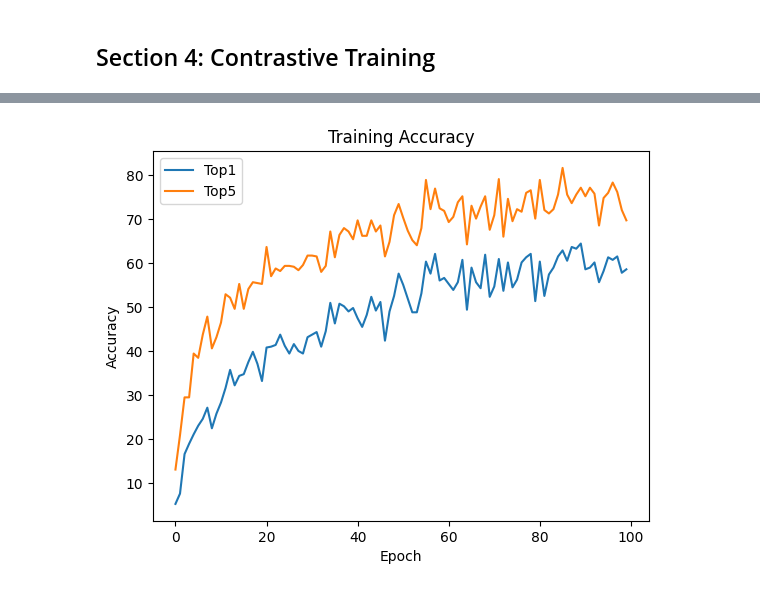
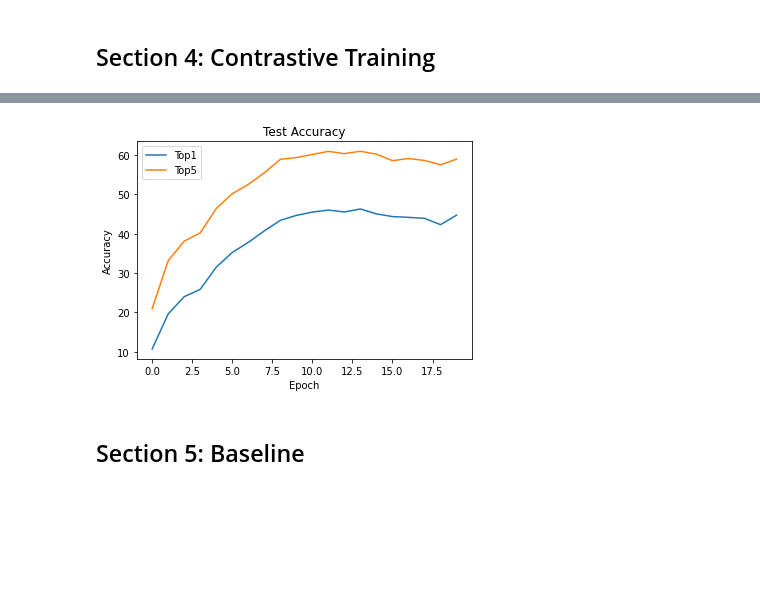
Before and after one commit to levscaut/ece1508, a Jupyter notebook: project.ipynb, the cells around one changed output, grey strips where cells are left out. Saved outputs shown, nothing was run; the diff lists cells and outputs as text; code cells hidden in the pictures; blank space fills up the shorter version.

Commit message:
added baseline

```diff
--- a/project.ipynb
+++ b/project.ipynb
@@ -37,25 +41,19 @@ We will apply necessary transformations and split the datasets into training, va
 # %%
 from dataset import SimCLRDataset
 data = SimCLRDataset(args["dataset"])
-train_dataset = data.get_train_dataset(n_views=args["n_views"], sample_rate=args["sample_rate"])
-train_loader = torch.utils.data.DataLoader(
-    train_dataset,
+build_dataloader = lambda dataset: torch.utils.data.DataLoader(
+    dataset,
     batch_size=args["batch_size"],
-    num_workers=args["n_workers"],
     shuffle=True,
     drop_last=True,
-    pin_memory=True,
+    num_workers=args["n_workers"],
 )
 
+train_dataset = data.get_train_dataset(n_views=args["n_views"], sample_rate=args["sample_rate"])
+train_loader = build_dataloader(train_dataset)
+
 test_dataset = data.get_test_dataset(n_views=args["n_views"])
-test_loader = torch.utils.data.DataLoader(
-    test_dataset,
-    batch_size=args["batch_size"],
-    num_workers=args["n_workers"],
-    shuffle=False,
-    drop_last=True,
-    pin_memory=True,
-)
+test_loader = build_dataloader(test_dataset)
 print("# Train samples:", len(train_dataset))
 print("# Test samples:", len(test_dataset))
 # %% [output]
@@ -69,6 +67,6 @@ Files already downloaded and verified
 In this section, we will prepare the popular choice of deep learning model like ResNet18 and VGG16.
 # %%
 from model import SimCLRCNN
-model = SimCLRCNN(backbone=args["model"], out_dim=args["out_dim"])
-model = model.to(device)
-model = torch.compile(model)
+contrastive_model = SimCLRCNN(backbone=args["model"], out_dim=args["out_dim"])
+contrastive_model = contrastive_model.to(device)
+contrastive_model = torch.compile(contrastive_model) if not sys.platform.startswith("win") else contrastive_model
@@ -81,5 +75,9 @@ from utils import metric, info_nce_loss
 # %%
-def evaluation(model, test_loader, device, criterion, args):
+from utils import metric, info_nce_loss
+info_nce_loss = torch.compile(info_nce_loss) if sys.platform == "linux" else info_nce_loss
+torch.set_float32_matmul_precision('high')
+
+def contrastive_evaluation(model, test_loader, device, criterion, args):
     model.eval()
     total_loss = 0.0
     total_top1 = 0.0
@@ -177,10 +196,12 @@ plt.show()
 # %%
-plt.plot(df['top1'])
-plt.plot(df['top5'])
+plt.plot(test_df['top1'])
+plt.plot(test_df['top5'])
 plt.legend(['Top1', 'Top5'])
 plt.xlabel('Epoch')
 plt.ylabel('Accuracy')
-plt.title('Training Accuracy')
+plt.title('Test Accuracy')
 plt.show()
 # %% [output]
-[figure, old version]
+[figure, new version]
+# %% [markdown]
+## Section 5: Baseline
```
Also changed, not shown: parts of 12 cells of this notebook, 3 other files.
